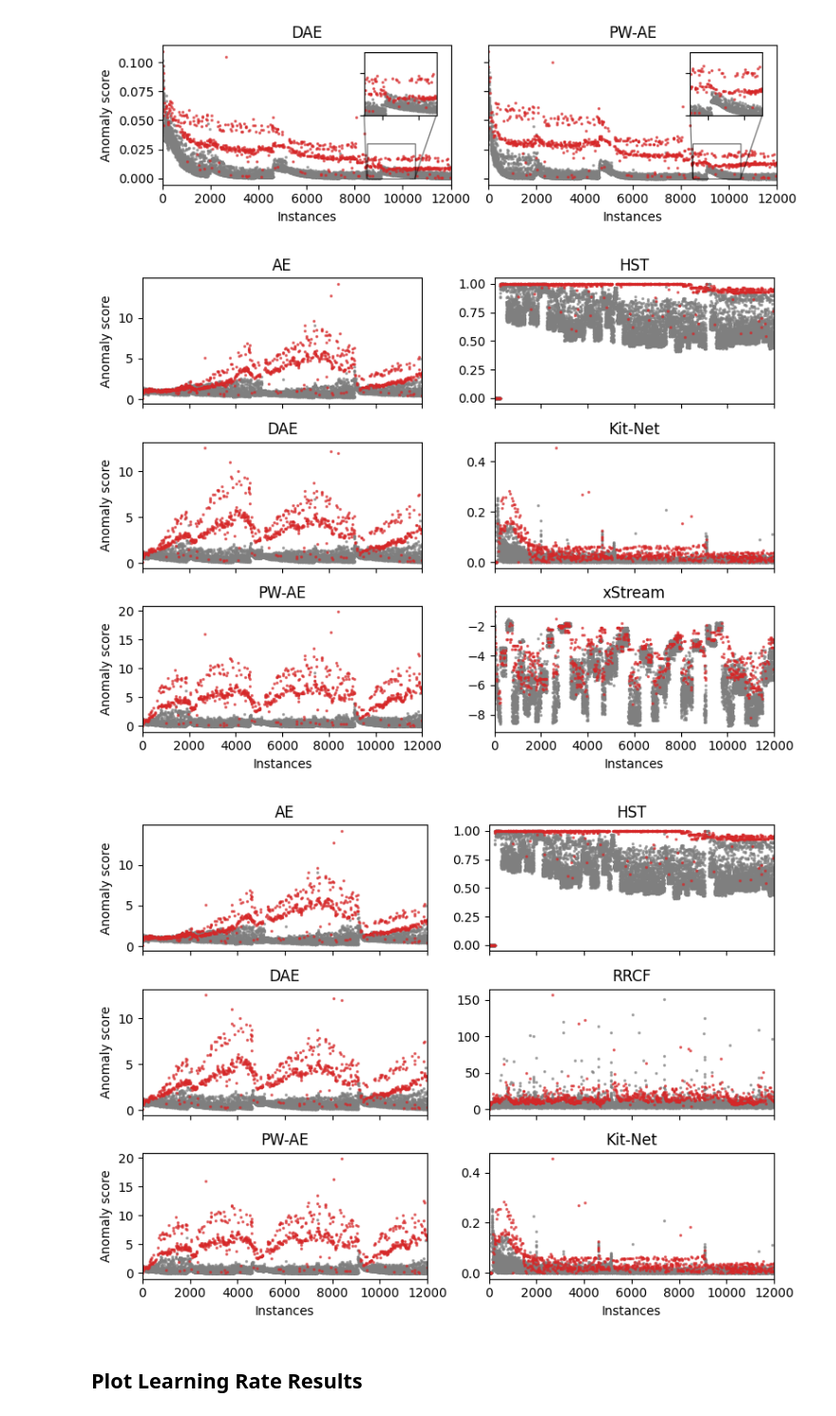
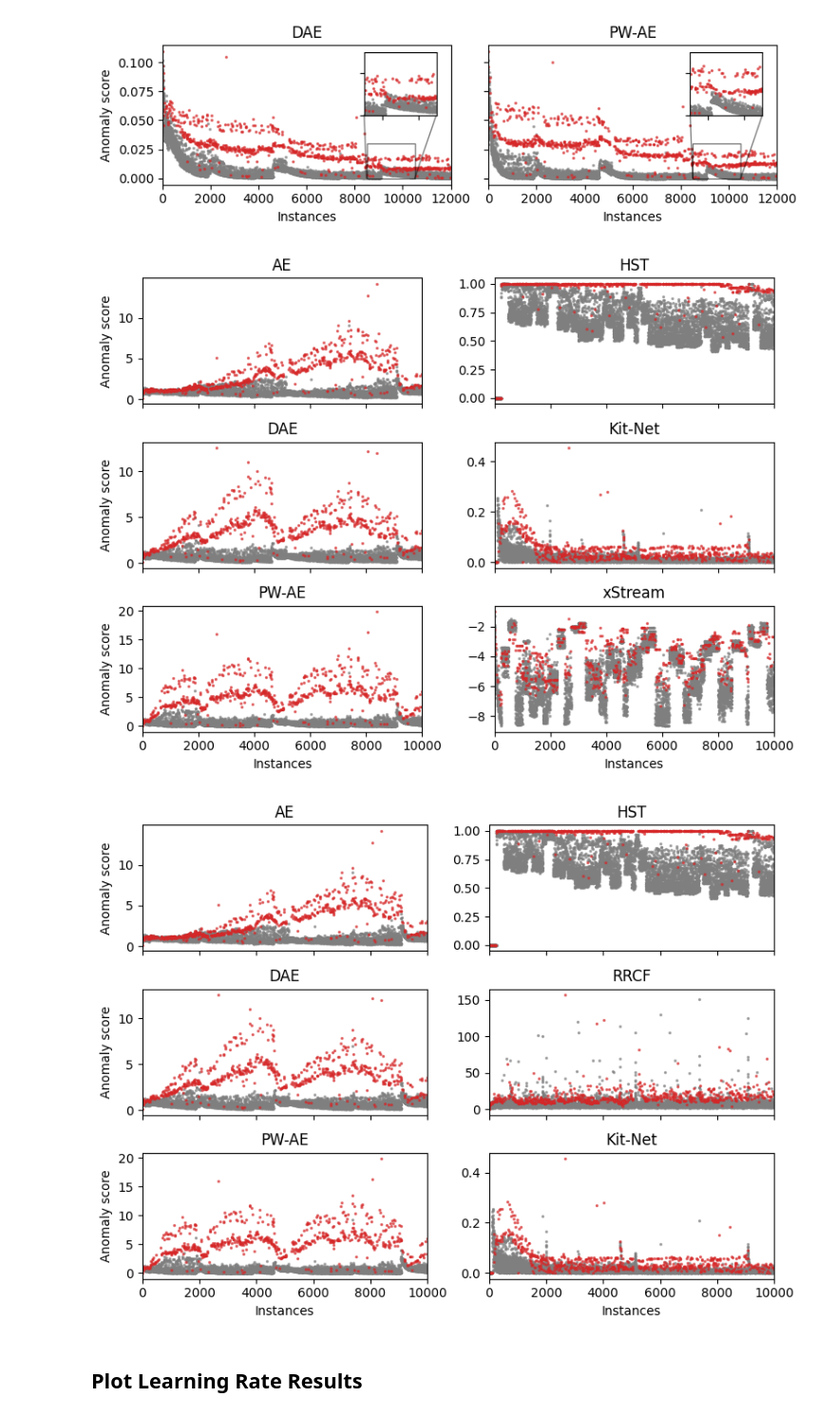
Before and after one commit to ronaldvandenbroek/DAADS, a Jupyter notebook: notebooks/plotting.ipynb, the cells around one changed output. Shown at 95% size. Drawn from its saved outputs; the diff is of its cells as text; code cells hidden in the pictures.

Commit message:
Adjusting plot scales to match original paper

```diff
--- a/notebooks/plotting.ipynb
+++ b/notebooks/plotting.ipynb
@@ -269,11 +269,11 @@ plt.savefig(f"../results/figures/scores_dae_vs_pwae_unscaled_zoom_shuttle.pdf")
 # %% [output]
 [figure]
 # %%
-plot_score_comparison(models=["AE", "DAE", "PW-AE", "HST", "Kit-Net", "xStream"], datasets={"shuttle": Shuttle}, stop=12_000)
-plot_score_comparison(["AE", "DAE", "PW-AE", "HST", "RRCF", "Kit-Net"], datasets={"shuttle": Shuttle}, file_prefix="models_w_rcf_", stop=12_000)
+plot_score_comparison(models=["AE", "DAE", "PW-AE", "HST", "Kit-Net", "xStream"], datasets={"shuttle": Shuttle}, stop=10_000)
+plot_score_comparison(["AE", "DAE", "PW-AE", "HST", "RRCF", "Kit-Net"], datasets={"shuttle": Shuttle}, file_prefix="models_w_rcf_", stop=10_000)
 # %% [output]
-[figure, old version]
+[figure, new version]
-[figure, old version]
+[figure, new version]
 # %% [markdown]
 ## Plot Learning Rate Results
 # %%
```
Also changed, not shown: parts of 1 cell of this notebook, 11 other files.
